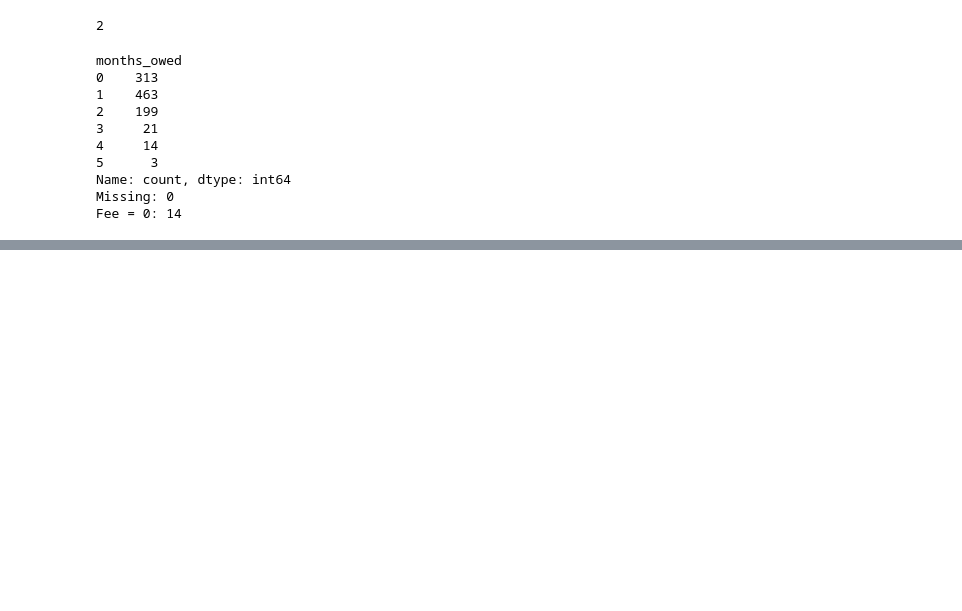
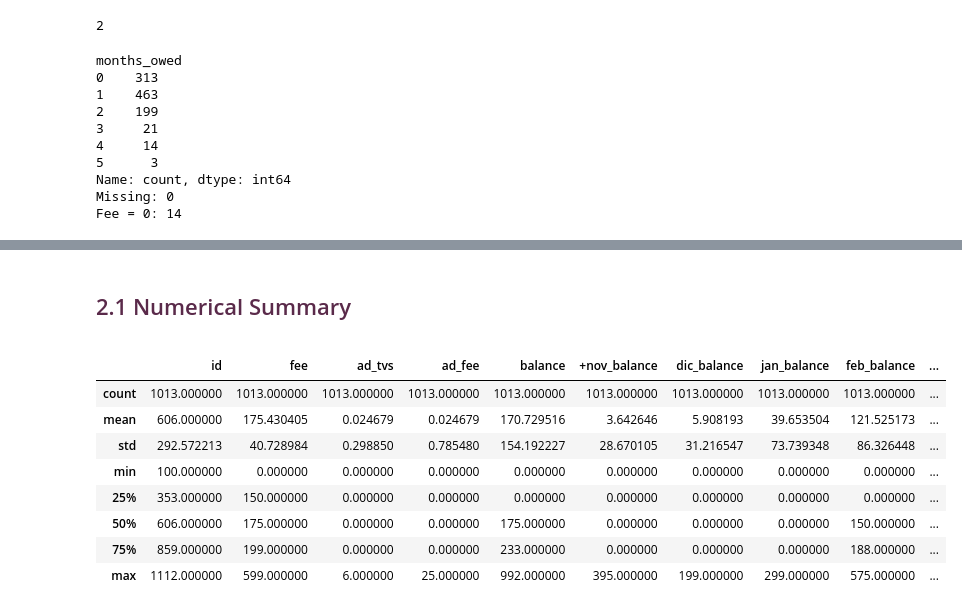
Before and after one commit to mafs794/payments-statistical-techniques-ca1, a Jupyter notebook: ca1.ipynb, the cells around one changed output, grey strips where cells are left out. Cells and saved outputs as stored; diff of their text form; code cells hidden in the pictures; blank space fills up the shorter version.

```diff
--- a/ca1.ipynb
+++ b/ca1.ipynb
@@ -34,15 +68,3 @@ def print_inventory(dct):
-# %%
-def classify(plan):
-    p = str(plan).lower()
-    has_internet = any(w in p for w in ["internet", "megas", "mg"])
-    has_cable = any(w in p for w in ["cable", "tv"])
-    if has_internet and has_cable:
-        return "Bundle"
-    elif has_internet:
-        return "Internet"
-    elif has_cable:
-        return "Cable"
-    return "Other"
 # %%
 # --- Rename columns from spanish to english ---
 english_columns = ["id", "status", "area", "sub_area", "collector", "plan", "fee", "ad_tvs", "ad_fee", "balance", "+nov_balance", "dic_balance",
@@ -299,0 +345,17 @@ process_data.shape
+# %% [markdown]
+<div style="margin:20px 0 8px 12px;
+            font-family:'Georgia', serif; color:#5a2a4a;">
+  <h2 style="margin:0 0 4px 0; font-size:22px;">2.1 Numerical Summary</h2>
+</div>
+# %%
+process_data.describe(include="int64")
+# %% [output]
+|  | id | fee | ad_tvs | ad_fee | balance | +nov_balance | dic_balance | jan_balance | feb_balance | ... |
+| count | 1013.000000 | 1013.000000 | 1013.000000 | 1013.000000 | 1013.000000 | 1013.000000 | 1013.000000 | 1013.000000 | 1013.000000 | ... |
+| mean | 606.000000 | 175.430405 | 0.024679 | 0.024679 | 170.729516 | 3.642646 | 5.908193 | 39.653504 | 121.525173 | ... |
+| std | 292.572213 | 40.728984 | 0.298850 | 0.785480 | 154.192227 | 28.670105 | 31.216547 | 73.739348 | 86.326448 | ... |
+| min | 100.000000 | 0.000000 | 0.000000 | 0.000000 | 0.000000 | 0.000000 | 0.000000 | 0.000000 | 0.000000 | ... |
+| 25% | 353.000000 | 150.000000 | 0.000000 | 0.000000 | 0.000000 | 0.000000 | 0.000000 | 0.000000 | 0.000000 | ... |
+| 50% | 606.000000 | 175.000000 | 0.000000 | 0.000000 | 175.000000 | 0.000000 | 0.000000 | 0.000000 | 150.000000 | ... |
+| 75% | 859.000000 | 199.000000 | 0.000000 | 0.000000 | 233.000000 | 0.000000 | 0.000000 | 0.000000 | 188.000000 | ... |
+| max | 1112.000000 | 599.000000 | 6.000000 | 25.000000 | 992.000000 | 395.000000 | 199.000000 | 299.000000 | 575.000000 | ... |
```
Also changed, not shown: parts of 18 cells of this notebook.
